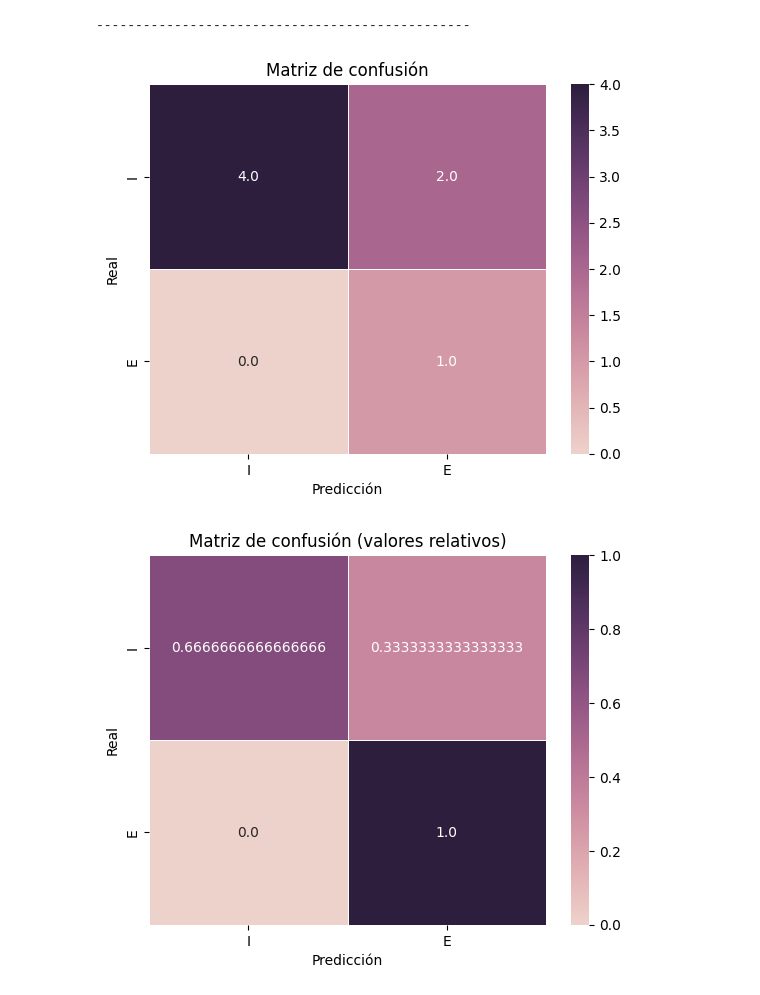
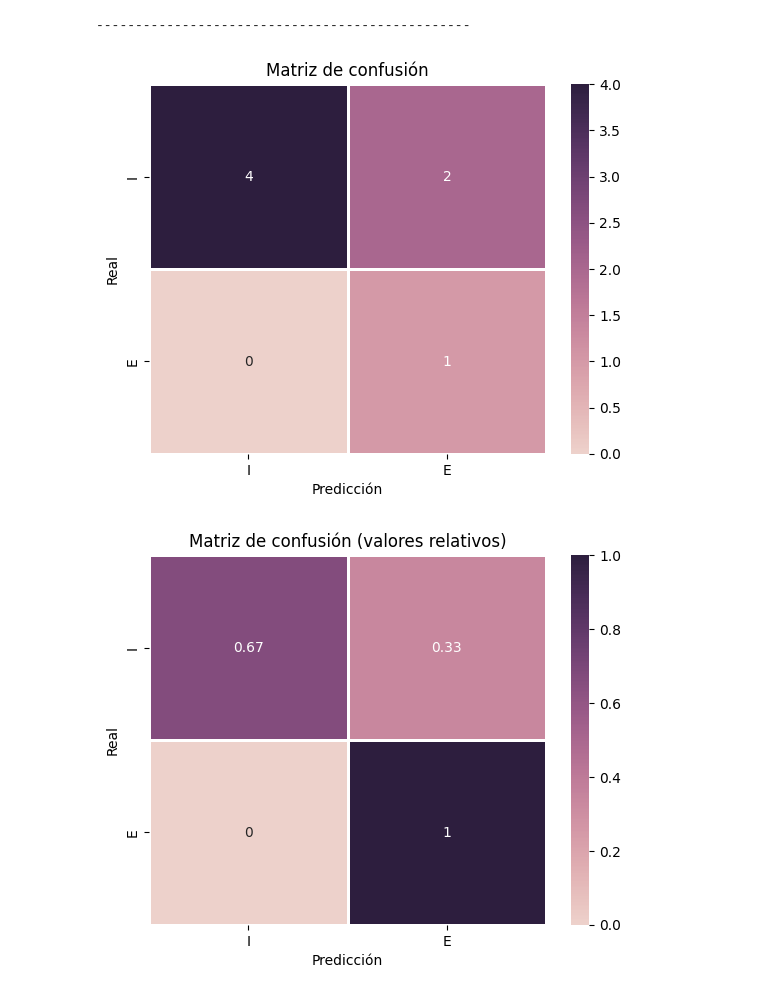
Before and after one commit to pdomins/bayesian-learning, a Jupyter notebook: samples/sample_confusion_matrix.ipynb, the cells around one changed output. Drawn from its saved outputs; the diff is of its cells as text; code cells hidden in the pictures.

Commit message:
test(plotter): add to sample confusion matrix format samples

```diff
--- a/samples/sample_confusion_matrix.ipynb
+++ b/samples/sample_confusion_matrix.ipynb
@@ -94,10 +94,10 @@ Confusion Matrix for: "E"
 # %%
 from plotter import plot_confusion_matrix
 # %%
-plot_confusion_matrix(conf_mat, "Matriz de confusión", "conf_mat.png")
+plot_confusion_matrix(conf_mat, "Matriz de confusión", "conf_mat.png", ".0f")
 # %% [output]
-[figure, old version]
+[figure, new version]
 # %%
-plot_confusion_matrix(rel_conf_mat, "Matriz de confusión (valores relativos)", "rel_conf_mat.png")
+plot_confusion_matrix(rel_conf_mat, "Matriz de confusión (valores relativos)", "rel_conf_mat.png", ".2g")
 # %% [output]
-[figure, old version]
+[figure, new version]
```
